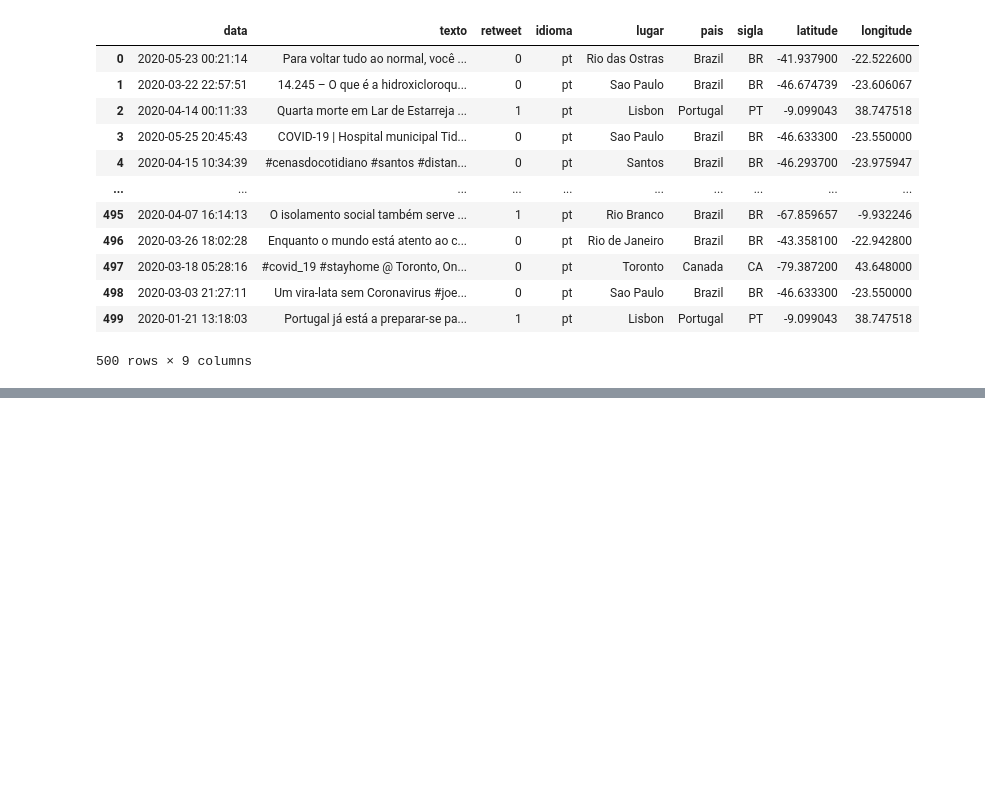
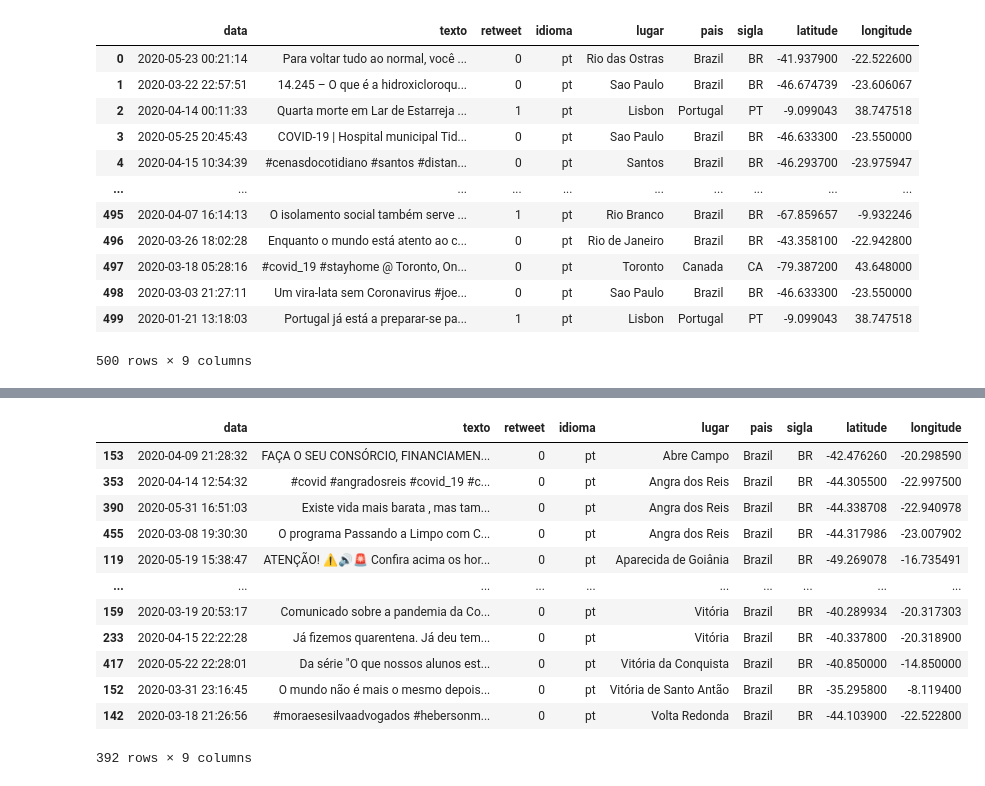
Before and after one commit to paulosalvatore/Ocean_CienciaDados_23_02_2021, a Jupyter notebook: Ocean_CienciaDados_23_02_2021.ipynb, the cells around one changed output, grey strips where cells are left out. Cells and saved outputs as stored; diff of their text form; code cells hidden in the pictures; blank space fills up the shorter version.

```diff
--- a/Ocean_CienciaDados_23_02_2021.ipynb
+++ b/Ocean_CienciaDados_23_02_2021.ipynb
@@ -500,0 +532,16 @@ dt
+# %%
+dt.sort_values(by=['pais', 'lugar']).loc[dt.sigla == 'BR']
+# %% [output]
+|  | data | texto | retweet | idioma | lugar | pais | sigla | latitude | longitude |
+| 153 | 2020-04-09 21:28:32 | FAÇA O SEU CONSÓRCIO, FINANCIAMEN... | 0 | pt | Abre Campo | Brazil | BR | -42.476260 | -20.298590 |
+| 353 | 2020-04-14 12:54:32 | #covid #angradosreis #covid_19 #c... | 0 | pt | Angra dos Reis | Brazil | BR | -44.305500 | -22.997500 |
+| 390 | 2020-05-31 16:51:03 | Existe vida mais barata , mas tam... | 0 | pt | Angra dos Reis | Brazil | BR | -44.338708 | -22.940978 |
+| 455 | 2020-03-08 19:30:30 | O programa Passando a Limpo com C... | 0 | pt | Angra dos Reis | Brazil | BR | -44.317986 | -23.007902 |
+| 119 | 2020-05-19 15:38:47 | ATENÇÃO! ⚠🔊🚨 Confira acima os hor... | 0 | pt | Aparecida de Goiânia | Brazil | BR | -49.269078 | -16.735491 |
+| ... | ... | ... | ... | ... | ... | ... | ... | ... | ... |
+| 159 | 2020-03-19 20:53:17 | Comunicado sobre a pandemia da Co... | 0 | pt | Vitória | Brazil | BR | -40.289934 | -20.317303 |
+| 233 | 2020-04-15 22:22:28 | Já fizemos quarentena. Já deu tem... | 0 | pt | Vitória | Brazil | BR | -40.337800 | -20.318900 |
+| 417 | 2020-05-22 22:28:01 | Da série "O que nossos alunos est... | 0 | pt | Vitória da Conquista | Brazil | BR | -40.850000 | -14.850000 |
+| 152 | 2020-03-31 23:16:45 | O mundo não é mais o mesmo depois... | 0 | pt | Vitória de Santo Antão | Brazil | BR | -35.295800 | -8.119400 |
+| 142 | 2020-03-18 21:26:56 | #moraesesilvaadvogados #hebersonm... | 0 | pt | Volta Redonda | Brazil | BR | -44.103900 | -22.522800 |
+392 rows × 9 columns
```
Also changed, not shown: parts of 2 cells of this notebook.
